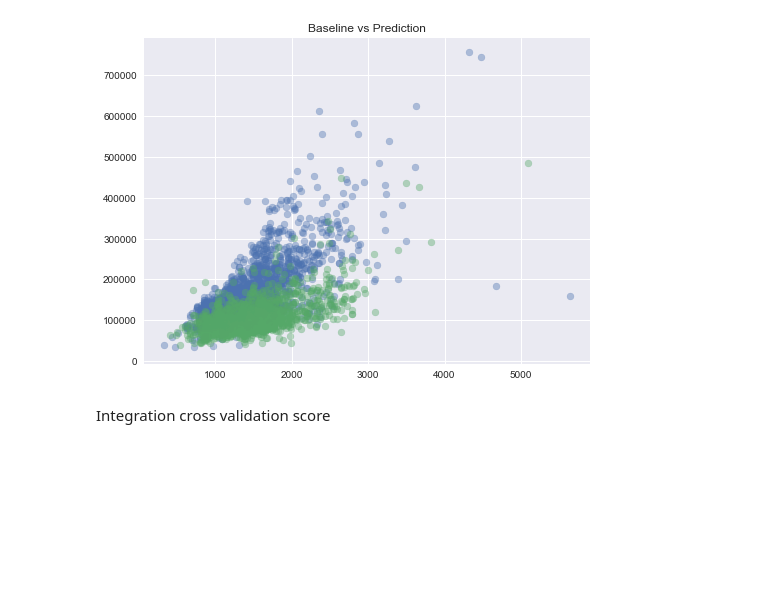
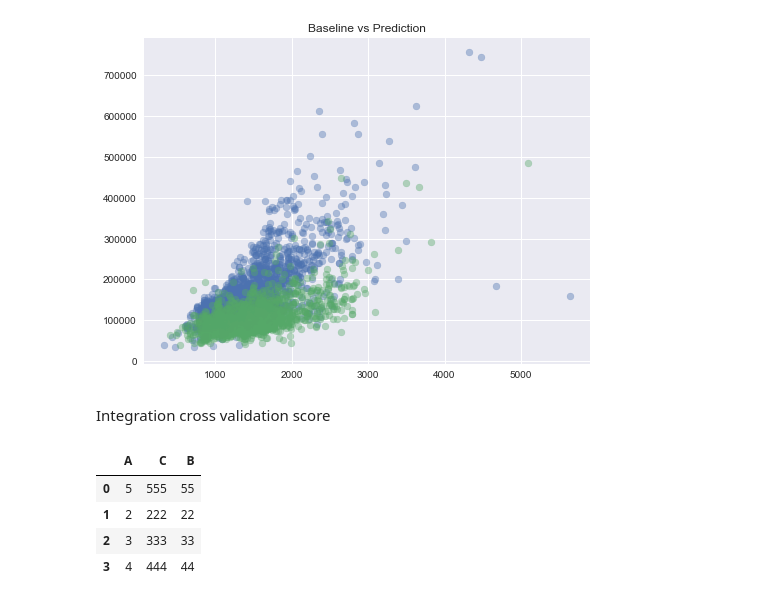
Before and after one commit to huli/predicting-house-prices, a Jupyter notebook: predicting_house_prices.ipynb, the cells around one changed output. Cells and saved outputs as stored; diff of their text form; code cells hidden in the pictures; blank space fills up the shorter version.

```diff
--- a/predicting_house_prices.ipynb
+++ b/predicting_house_prices.ipynb
@@ -769,3 +777,13 @@ IMPORTANT: There is something wrong with your predictions!!!
 Integration cross validation score
 # %%
 from sklearn.model_selection import cross_val_score
+# %%
+df = pd.DataFrame({'A': [5,2,3,4], 'C': [555,222,333,444], 'B': [55,22,33,44]})
+# %%
+df
+# %% [output]
+|  | A | C | B |
+| 0 | 5 | 555 | 55 |
+| 1 | 2 | 222 | 22 |
+| 2 | 3 | 333 | 33 |
+| 3 | 4 | 444 | 44 |
```
Also changed, not shown: parts of 11 cells of this notebook.
